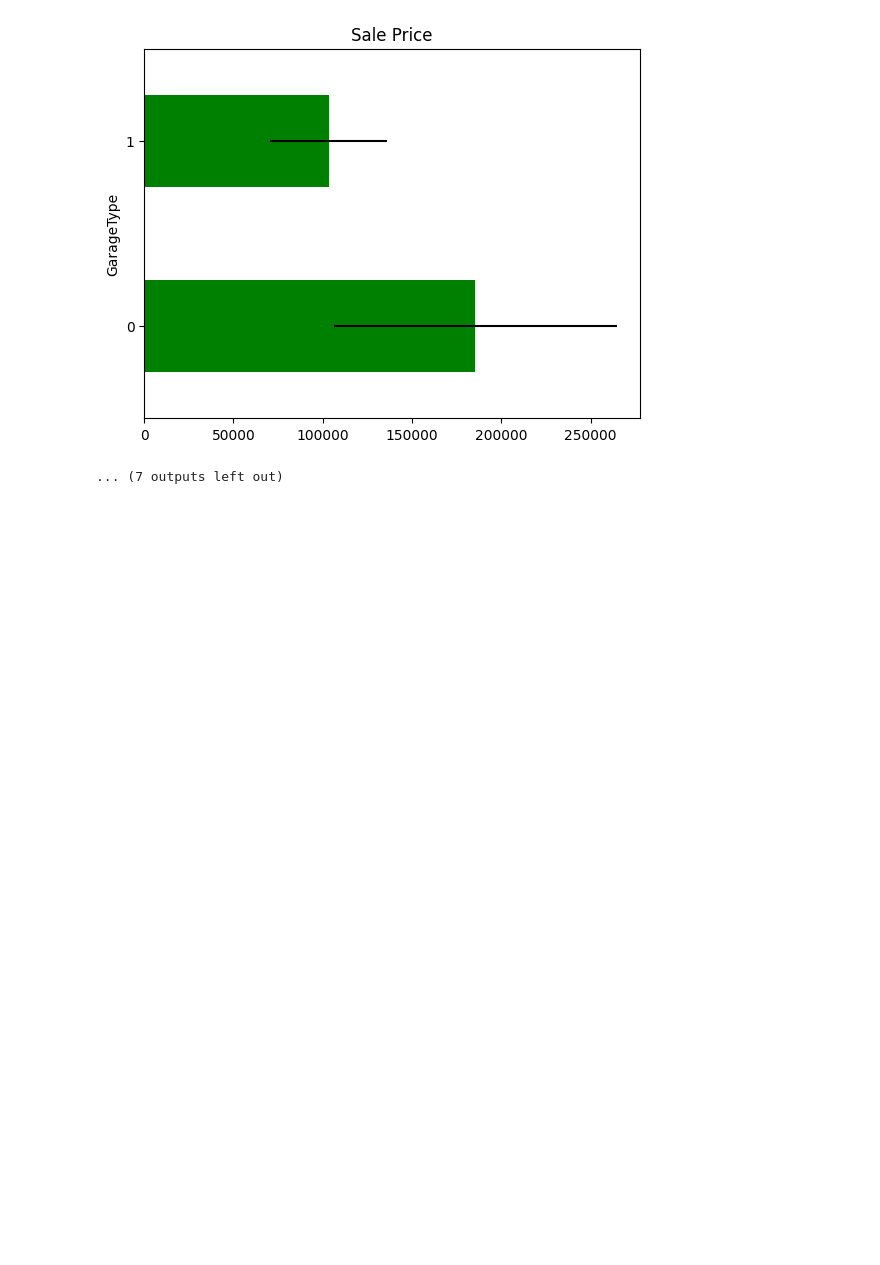
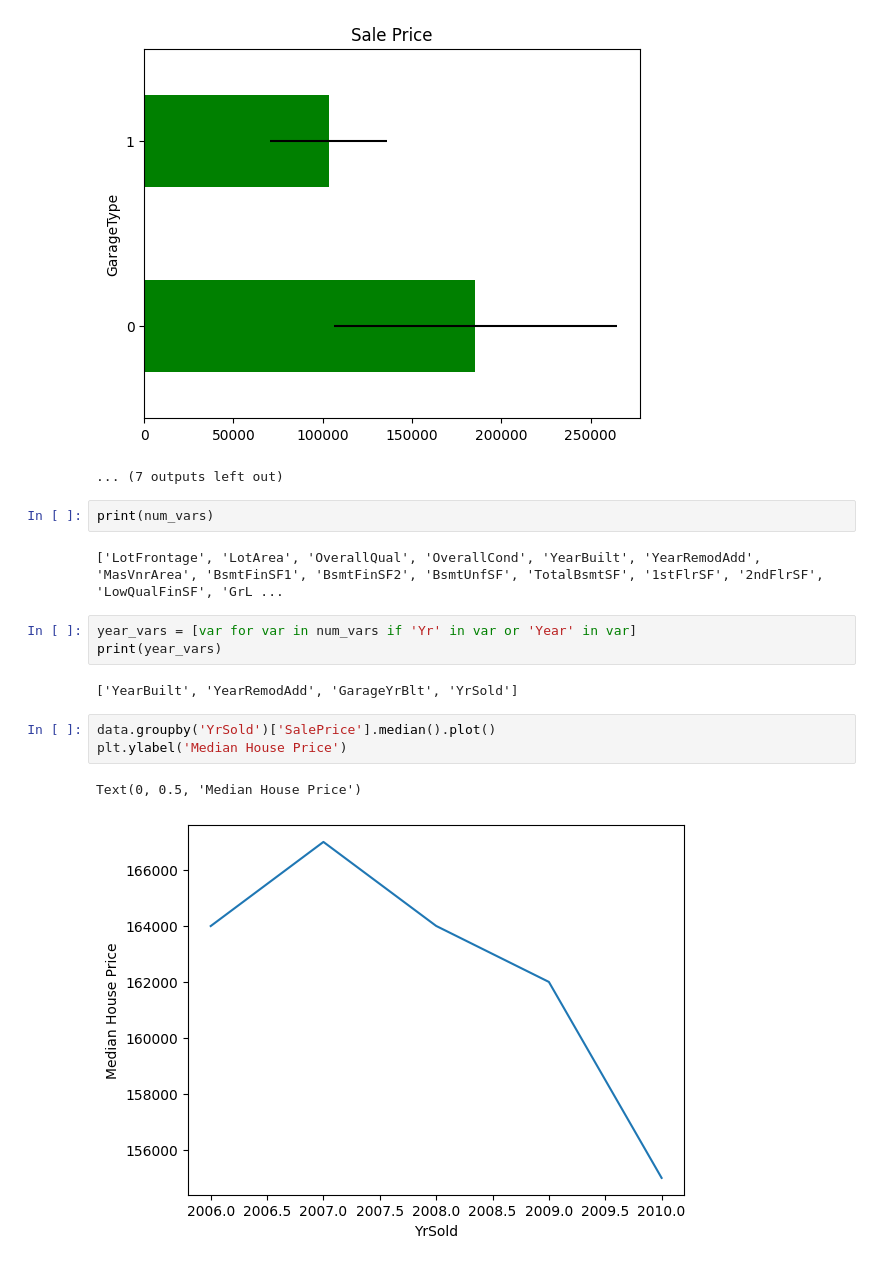
Before and after one commit to GusContini/Houses-Price-Prediction_ML-model-deployment, a Jupyter notebook: research-and-development/Data Analysis.ipynb, the cells around one changed output. Saved outputs shown, nothing was run; the diff lists cells and outputs as text; blank space fills up the shorter version.

```diff
--- a/research-and-development/Data Analysis.ipynb
+++ b/research-and-development/Data Analysis.ipynb
@@ -134,3 +134,18 @@ for var in vars_with_na:
 [figure]
 [figure]
 ... (7 outputs left out)
+# %%
+print(num_vars)
+# %% [output]
+['LotFrontage', 'LotArea', 'OverallQual', 'OverallCond', 'YearBuilt', 'YearRemodAdd', 'MasVnrArea', 'BsmtFinSF1', 'BsmtFinSF2', 'BsmtUnfSF', 'TotalBsmtSF', '1stFlrSF', '2ndFlrSF', 'LowQualFinSF', 'GrL ...
+# %%
+year_vars = [var for var in num_vars if 'Yr' in var or 'Year' in var]
+print(year_vars)
+# %% [output]
+['YearBuilt', 'YearRemodAdd', 'GarageYrBlt', 'YrSold']
+# %%
+data.groupby('YrSold')['SalePrice'].median().plot()
+plt.ylabel('Median House Price')
+# %% [output]
+Text(0, 0.5, 'Median House Price')
+[figure, added]
```
Also changed, not shown: parts of 23 cells of this notebook.
